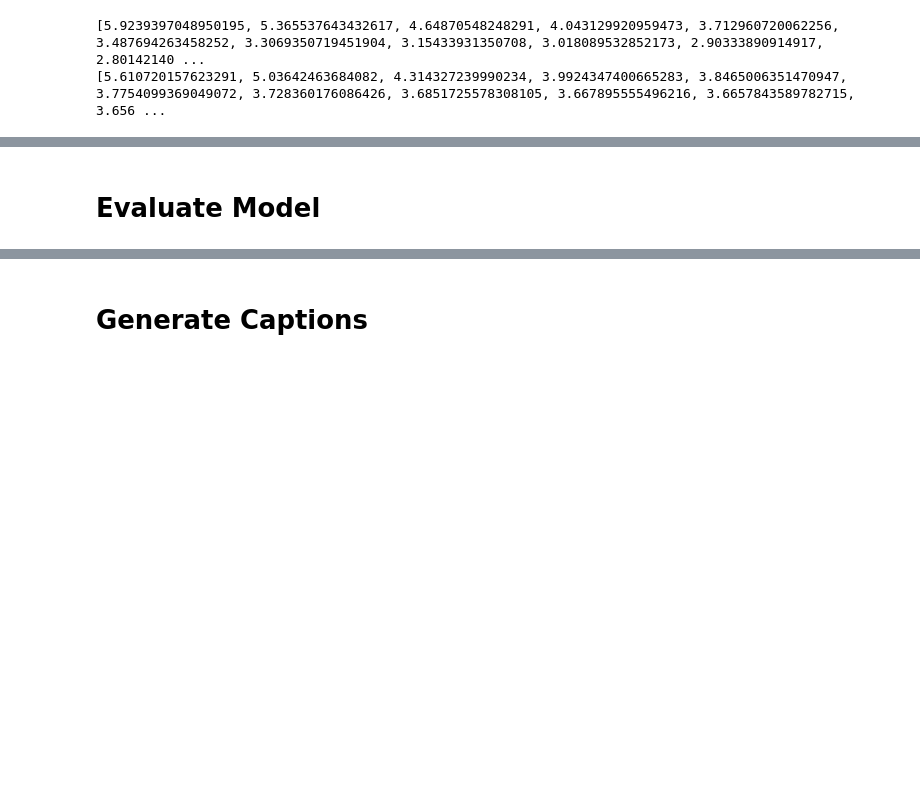
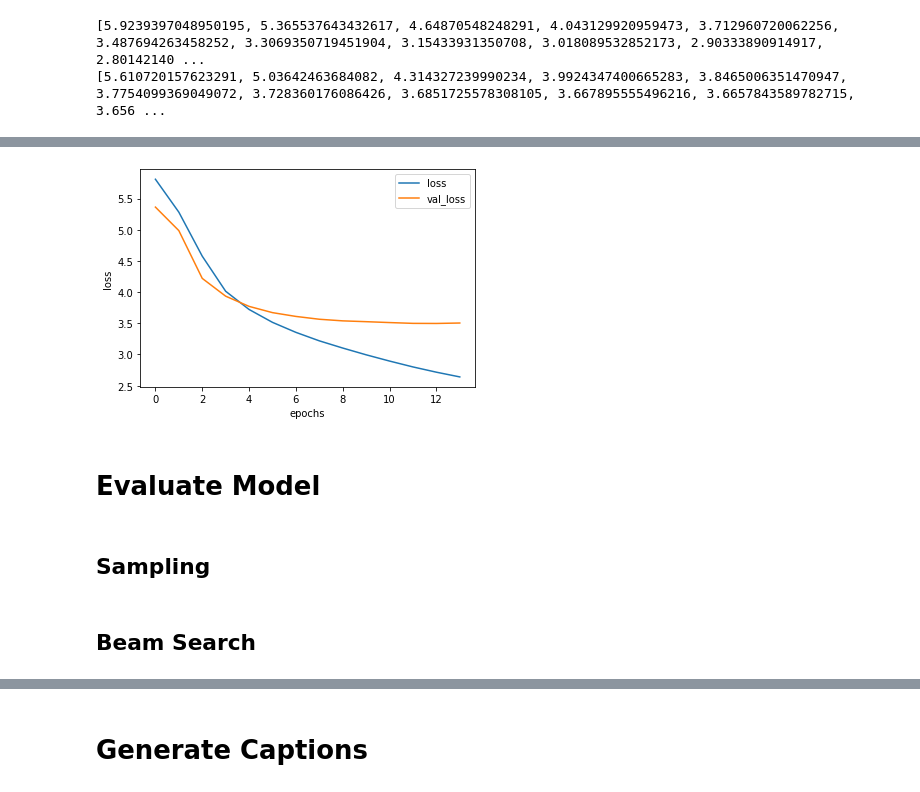
Before and after one commit to juletx/image-caption-generation, a Jupyter notebook: notebook/P71_OIER_Caption_Generation.ipynb, the cells around one changed output, grey strips where cells are left out. Drawn from its saved outputs; the diff is of its cells as text; code cells hidden in the pictures; blank space fills up the shorter version.

```diff
--- a/notebook/P71_OIER_Caption_Generation.ipynb
+++ b/notebook/P71_OIER_Caption_Generation.ipynb
@@ -488,2 +556,7 @@ None
+# %%
+embedding_size = 256
+units = 512
+input_size = 4096
+model = rnn_model_attention(vocab_size, max_length, embedding_size, units, input_size)
 # %% [markdown]
 # Fit Model
@@ -511,24 +562,0 @@ def create_sequences(tokenizer, max_length, desc_list, photo, vocab_size):
-# %%
-# data generator, intended to be used in a call to model.fit()
-def data_generator(descriptions, photos, tokenizer, max_length, vocab_size):
-	# loop for ever over images
-	while 1:
-		for key, desc_list in descriptions.items():
-			# retrieve the photo feature
-			photo = photos[key][0]
-			in_img, in_seq, out_word = create_sequences(tokenizer, max_length, desc_list, photo, vocab_size)
-			yield ([in_img, in_seq], out_word)
-# %%
-# train the model, run epochs manually and save after each epoch
-epochs = 20
-train_steps = len(train_descriptions)
-val_steps = len(val_descriptions)
-for i in range(epochs):
-	# create the train data generator
-	generator = data_generator(train_descriptions, train_features, tokenizer, max_length, vocab_size)
-	# create the validation data generator
-	validation_generator = data_generator(val_descriptions, val_features, tokenizer, max_length, vocab_size)
-	# fit for one epoch
-	model.fit(generator, validation_data=validation_generator, validation_steps=val_steps, epochs=1, steps_per_epoch=train_steps, verbose=1)
-	# save model
-	model.save('models/model_' + str(i) + '.h5')
@@ -617,7 +652,7 @@ print(steps_val)
 from keras.callbacks import ModelCheckpoint
 from keras.callbacks import EarlyStopping
 # define checkpoint callback
-# filepath = 'models/model-ep{epoch:02d}-loss{loss:.3f}-val_loss{val_loss:.3f}.h5'
-filepath = 'models/rnn_model_2.h5'
+filepath = 'models/rnn_model_2_inceptionv3.h5'
 checkpoint = ModelCheckpoint(filepath, monitor='val_loss', verbose=1, save_best_only=True, mode='min')
+# define early stopping callback
 early = EarlyStopping(patience=1, verbose=1)
@@ -659,3 +706,16 @@ print(val_loss_history)
+# %%
+# using rnn_2 and inceptionv3
+import matplotlib.pyplot as plt
+
+for label in ["loss","val_loss"]:
+    plt.plot(history.history[label],label=label)
+plt.legend()
+plt.xlabel("epochs")
+plt.ylabel("loss")
+plt.savefig('rnn_2_inceptionv3_loss.png')
+plt.show()
+# %% [output]
+[figure, added]
 # %% [markdown]
 # Evaluate Model
 # %%
@@ -665,6 +725,8 @@ def word_for_id(integer, tokenizer):
 		if index == integer:
 			return word
 	return None
+# %% [markdown]
+## Sampling
 # %%
 # generate a description for an image
 def generate_desc(model, tokenizer, photo, max_length):
@@ -691,6 +753,8 @@ def generate_desc(model, tokenizer, photo, max_length):
 		if word == 'endseq':
 			break
 	return in_text
+# %% [markdown]
+## Beam Search
 # %%
 # generate a description for an image using beam search
 def generate_desc_beam_search(model, tokenizer, photo, max_length, beam_index=3):
```
Also changed, not shown: parts of 70 cells of this notebook, 11 other files.
